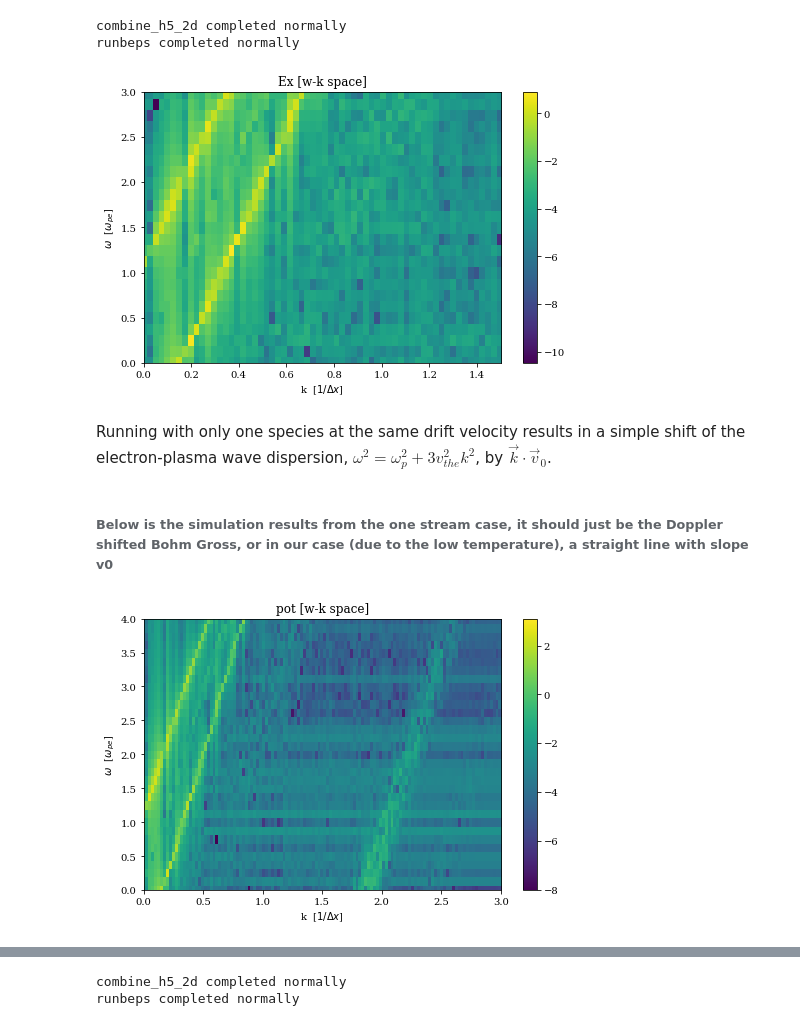
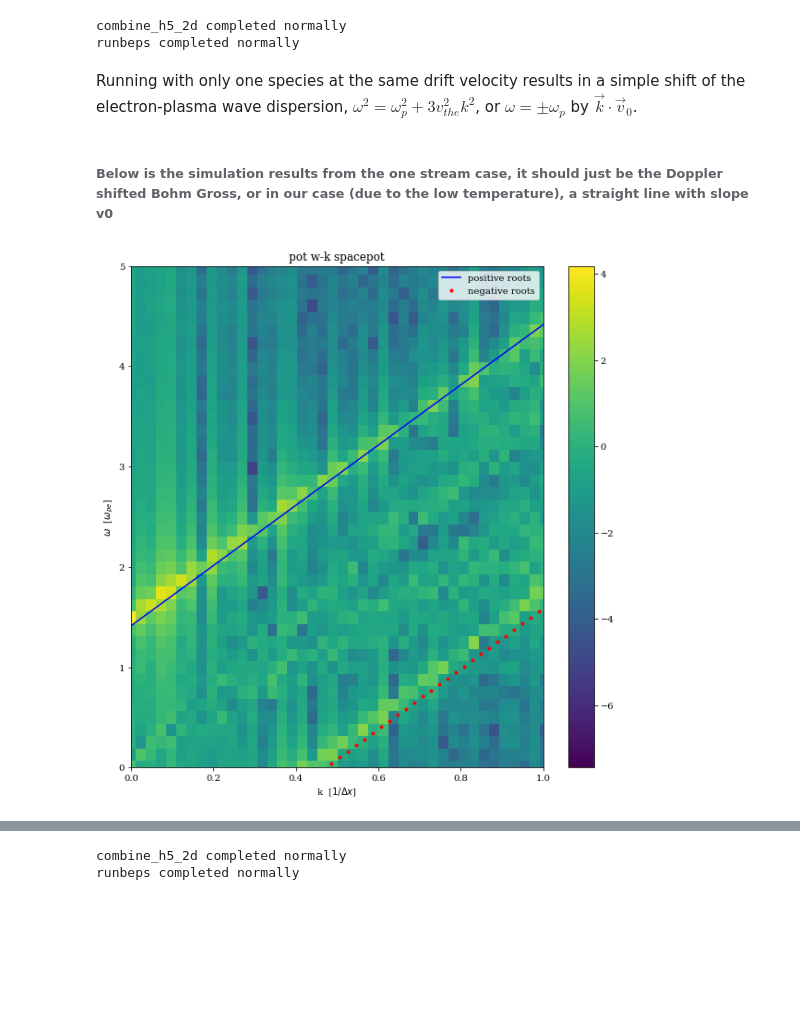
Before and after one commit to UCLA-Plasma-Simulation-Group/JupyterPIC, a Jupyter notebook: notebooks/two-stream/Two-Stream-Only-Notebook.ipynb, the cells around one changed output, grey strips where cells are left out. Drawn from its saved outputs; the diff is of its cells as text; code cells hidden in the pictures; blank space fills up the shorter version.

Commit message:
updated 2 stream notebook + osiris.py routines.

```diff
--- a/notebooks/two-stream/Two-Stream-Only-Notebook.ipynb
+++ b/notebooks/two-stream/Two-Stream-Only-Notebook.ipynb
@@ -69,24 +89,31 @@ osiris.run_upic_es(rundir=dirname,inputfile='1stream.txt')
 # %% [output]
 combine_h5_2d completed normally
 runbeps completed normally
-# %%
-
-dirname = 'onestream'
-
-osiris.plot_wk_arb(rundir=dirname, field='Ex', wlim=3, klim=1.5)
-# osiris.plot_wk(rundir=dirname, wlim=[0,3], klim=[0,25], vth = 0.02, v0 = 0.1, twostr=True, show_theory=True)
-# %% [output]
-[figure, removed]
 # %% [markdown]
-Running with only one species at the same drift velocity results in a simple shift of the electron-plasma wave dispersion, $ \omega^2 = \omega_p^2 + 3 v_{the}^2 k^2 $, by $\vec{k}\cdot\vec{v}_0$.
+Running with only one species at the same drift velocity results in a simple shift of the electron-plasma wave dispersion, $ \omega^2 = \omega_p^2 + 3 v_{the}^2 k^2 $, or $\omega = \pm \omega_p$ by $\vec{k}\cdot\vec{v}_0$.
 # %% [markdown]
 ###### Below is the simulation results from the one stream case, it should just be the Doppler shifted Bohm Gross, or in our case (due to the low temperature), a straight line with slope v0
-# %%
-dirname = 'onestream'
-
-osiris.plot_wk_arb(rundir=dirname, field='pot',wlim=4, klim=3)
-# %% [output]
-[figure, removed]
+# %%
+dirname = 'onestream'
+
+v0=3
+nk=100
+k_array=np.linspace(0,2,num=nk)
+omega_plus=np.zeros(nk)
+omega_minus=np.zeros(nk)
+# plt.figure(figsize=(10,10))
+for ik in range(0,nk):
+    omega_minus[ik]=-np.sqrt(2)+v0*k_array[ik]
+    omega_plus[ik]=np.sqrt(2)+v0*k_array[ik]
+
+
+osiris.plot_wk_arb(rundir=dirname, field='pot',TITLE='pot',wlim=5, klim=1,plot_show=False)
+plt.plot(k_array,omega_plus,'b-',label='positive roots')
+plt.plot(k_array,omega_minus,'r.',label='negative roots')
+plt.legend()
+plt.show()
+# %% [output]
+[figure, added]
 # %%
 dirname = 'onestream'
 
```
Also changed, not shown: parts of 52 cells of this notebook, 4 other files.
